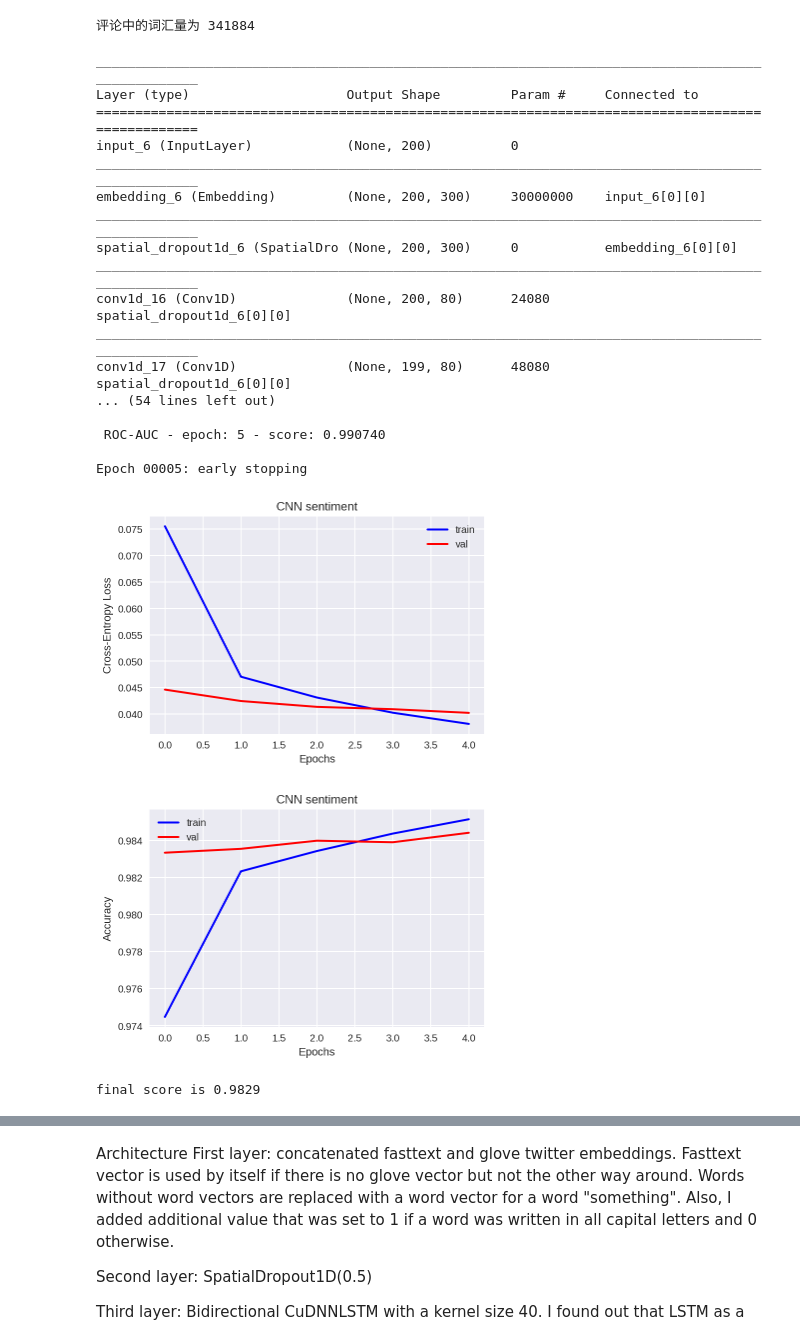
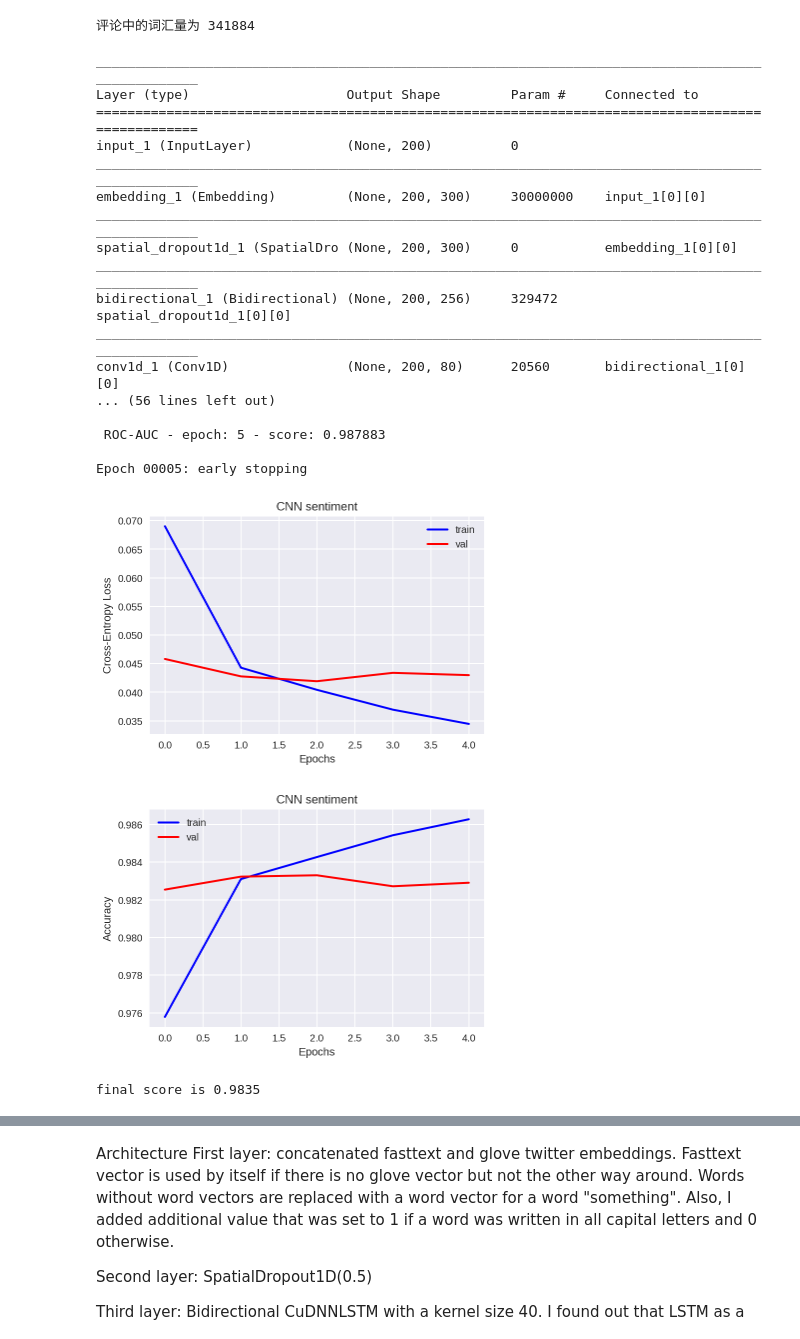
Before and after one commit to Zhengqi-Li/NLP, a Jupyter notebook: CNN.ipynb, the cells around one changed output, grey strips where cells are left out. Saved outputs shown, nothing was run; the diff lists cells and outputs as text; code cells hidden in the pictures.

```diff
--- a/CNN.ipynb
+++ b/CNN.ipynb
@@ -196,6 +197,8 @@ x = Embedding(max_features,
               trainable=True)(inp)
 
 x = SpatialDropout1D(0.5)(x)
+
+x = Bidirectional(CuDNNGRU(128, return_sequences=True))(x)   #adding gru layer
 
 conv_0 = Conv1D(num_filters, filter_sizes[0],
                 kernel_initializer=initializers.RandomNormal())(x)
@@ -273,7 +276,7 @@ RocAuc = RocAucEvaluation(validation_data=(X_val, y_val), interval=1)
 
 early = EarlyStopping(monitor='val_acc',
                       min_delta=0.01,
-                      patience=4,
+                      patience=3, #4    0.9835
                       verbose=1)
 
 callback_list = [RocAuc, early]
@@ -298,40 +301,40 @@ plt.legend(loc='upper right')
 plt.show()
 
 plt.figure()
 plt.plot(hist.history['acc'], lw=2.0, color='b', label='train')
 plt.plot(hist.history['val_acc'], lw=2.0, color='r', label='val')
 plt.title('CNN sentiment')
 plt.xlabel('Epochs')
 plt.ylabel('Accuracy')
 plt.legend(loc='upper left')
 plt.show()
 
 y_pred = model.predict(x_test, batch_size=1024)
 submission = pd.read_csv('sample_submission.csv')
 submission[["toxic", "severe_toxic", "obscene", "threat", "insult", "identity_hate"]] = y_pred
 # submission.to_csv('CNN.csv', index=False)
 test_labels = pd.read_csv('test_labels.csv')
 real_test = test_labels[test_labels['toxic']>=0]
 score = roc_auc_score(real_test[labels], submission.iloc[real_test.index][labels])
 print('final score is {:.4f}'.format(score))
 # %% [output]
 __________________________________________________________________________________________________
 Layer (type)                    Output Shape         Param #     Connected to
 ==================================================================================================
-input_6 (InputLayer)            (None, 200)          0
+input_1 (InputLayer)            (None, 200)          0
 __________________________________________________________________________________________________
-embedding_6 (Embedding)         (None, 200, 300)     30000000    input_6[0][0]
+embedding_1 (Embedding)         (None, 200, 300)     30000000    input_1[0][0]
 __________________________________________________________________________________________________
-spatial_dropout1d_6 (SpatialDro (None, 200, 300)     0           embedding_6[0][0]
+spatial_dropout1d_1 (SpatialDro (None, 200, 300)     0           embedding_1[0][0]
 __________________________________________________________________________________________________
-conv1d_16 (Conv1D)              (None, 200, 80)      24080       spatial_dropout1d_6[0][0]
+bidirectional_1 (Bidirectional) (None, 200, 256)     329472      spatial_dropout1d_1[0][0]
 __________________________________________________________________________________________________
-conv1d_17 (Conv1D)              (None, 199, 80)      48080       spatial_dropout1d_6[0][0]
-... (54 lines left out)
+conv1d_1 (Conv1D)               (None, 200, 80)      20560       bidirectional_1[0][0]
+... (56 lines left out)
 
- ROC-AUC - epoch: 5 - score: 0.990740
+ ROC-AUC - epoch: 5 - score: 0.987883
 
 Epoch 00005: early stopping
-[figure, old version]
+[figure, new version]
-[figure, old version]
+[figure, new version]
-final score is 0.9829
+final score is 0.9835
```
Also changed, not shown: parts of 3 cells of this notebook.
